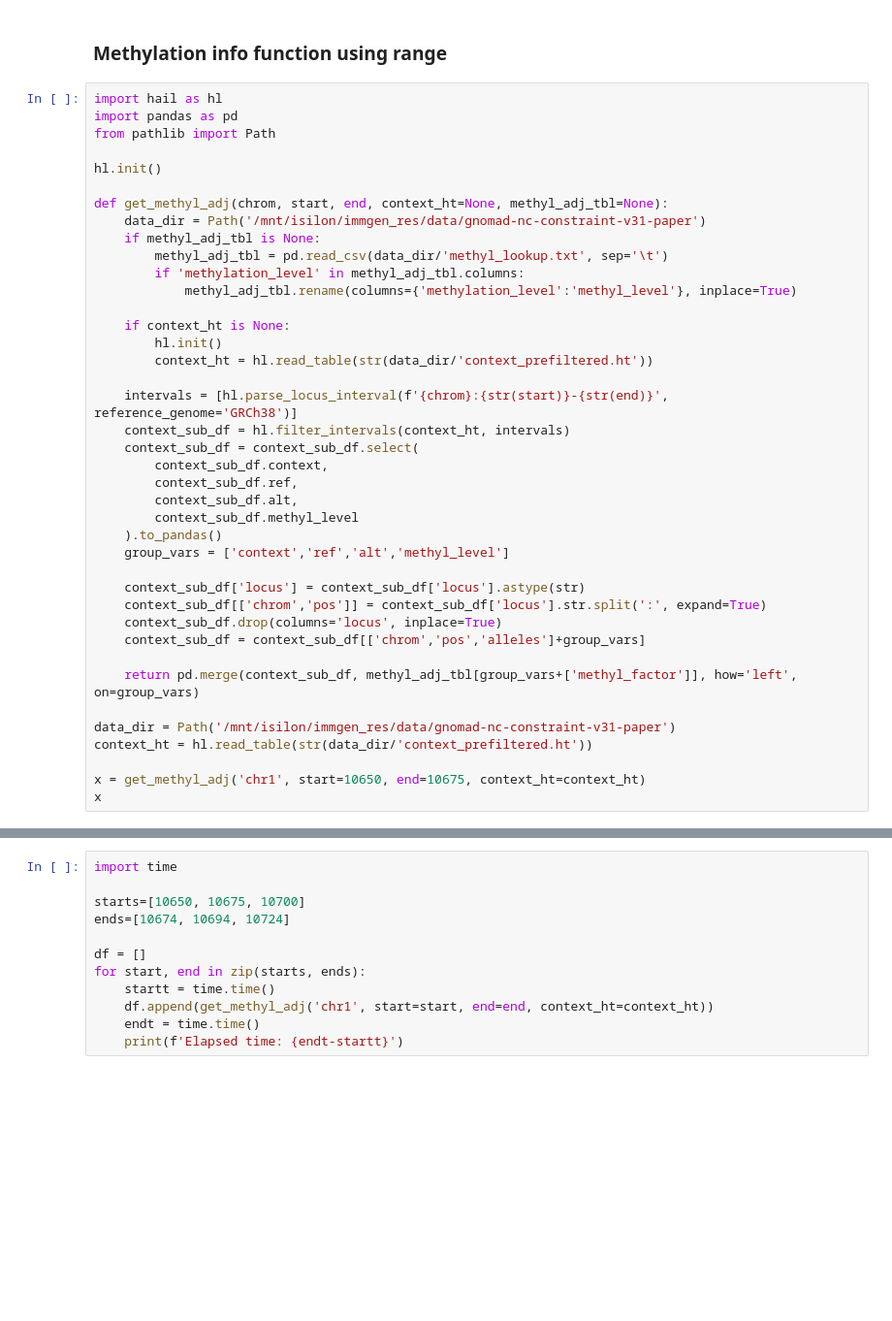
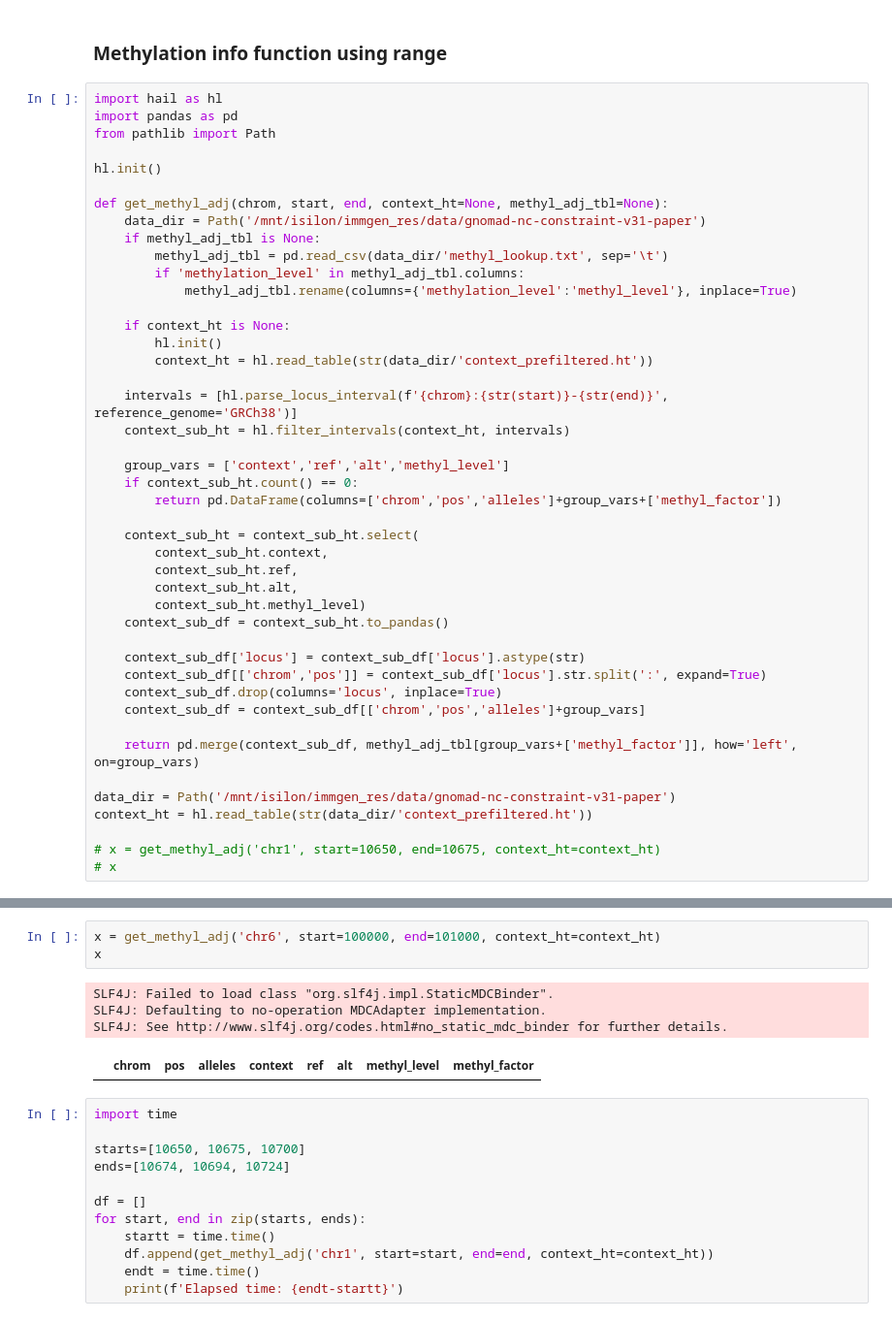
Before and after one commit to haedong31/gnomad-nc-constraint, a Jupyter notebook: data_eda.ipynb, the cells around one changed output, grey strips where cells are left out. Shown at 97% size. Saved outputs shown, nothing was run; the diff lists cells and outputs as text; blank space fills up the shorter version.

Commit message:
Update get_methyl_adj for empty case

```diff
--- a/data_eda.ipynb
+++ b/data_eda.ipynb
@@ -307,14 +307,18 @@ def get_methyl_adj(chrom, start, end, context_ht=None, methyl_adj_tbl=None):
         context_ht = hl.read_table(str(data_dir/'context_prefiltered.ht'))
 
     intervals = [hl.parse_locus_interval(f'{chrom}:{str(start)}-{str(end)}', reference_genome='GRCh38')]
-    context_sub_df = hl.filter_intervals(context_ht, intervals)
-    context_sub_df = context_sub_df.select(
-        context_sub_df.context,
-        context_sub_df.ref,
-        context_sub_df.alt,
-        context_sub_df.methyl_level
-    ).to_pandas()
+    context_sub_ht = hl.filter_intervals(context_ht, intervals)
+
     group_vars = ['context','ref','alt','methyl_level']
+    if context_sub_ht.count() == 0:
+        return pd.DataFrame(columns=['chrom','pos','alleles']+group_vars+['methyl_factor'])
+
+    context_sub_ht = context_sub_ht.select(
+        context_sub_ht.context,
+        context_sub_ht.ref,
+        context_sub_ht.alt,
+        context_sub_ht.methyl_level)
+    context_sub_df = context_sub_ht.to_pandas()
 
     context_sub_df['locus'] = context_sub_df['locus'].astype(str)
     context_sub_df[['chrom','pos']] = context_sub_df['locus'].str.split(':', expand=True)
@@ -326,6 +330,6 @@ def get_methyl_adj(chrom, start, end, context_ht=None, methyl_adj_tbl=None):
 data_dir = Path('/mnt/isilon/immgen_res/data/gnomad-nc-constraint-v31-paper')
 context_ht = hl.read_table(str(data_dir/'context_prefiltered.ht'))
 
-x = get_methyl_adj('chr1', start=10650, end=10675, context_ht=context_ht)
-x
+# x = get_methyl_adj('chr1', start=10650, end=10675, context_ht=context_ht)
+# x
 # %% [output]
@@ -348,3 +349,11 @@ SLF4J: See http://www.slf4j.org/codes.html#no_static_mdc_binder for further deta
+# %%
+x = get_methyl_adj('chr6', start=100000, end=101000, context_ht=context_ht)
+x
+# %% [output]
+SLF4J: Failed to load class "org.slf4j.impl.StaticMDCBinder".
+SLF4J: Defaulting to no-operation MDCAdapter implementation.
+SLF4J: See http://www.slf4j.org/codes.html#no_static_mdc_binder for further details.
+|  | chrom | pos | alleles | context | ref | alt | methyl_level | methyl_factor |
 # %%
 import time
 
```
Also changed, not shown: parts of 1 cell of this notebook, 1 other file.
